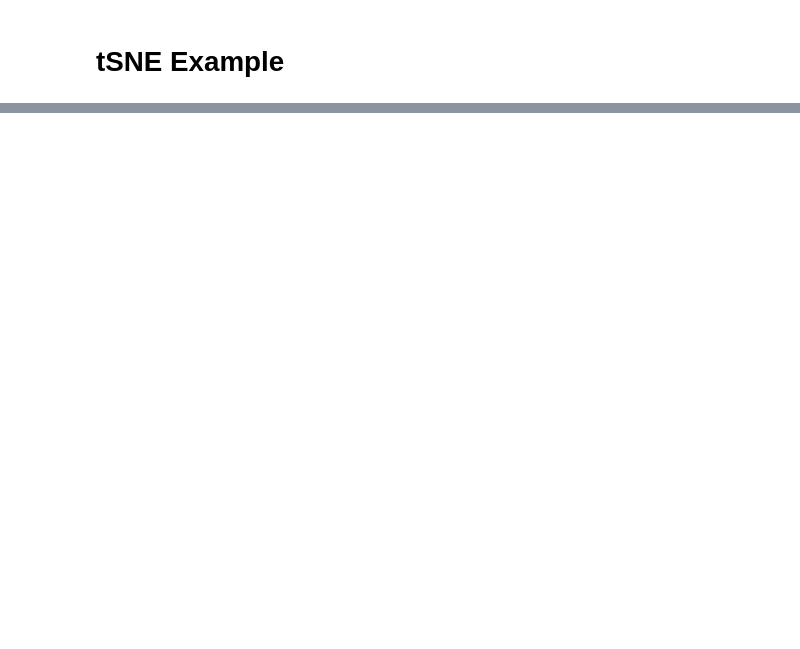
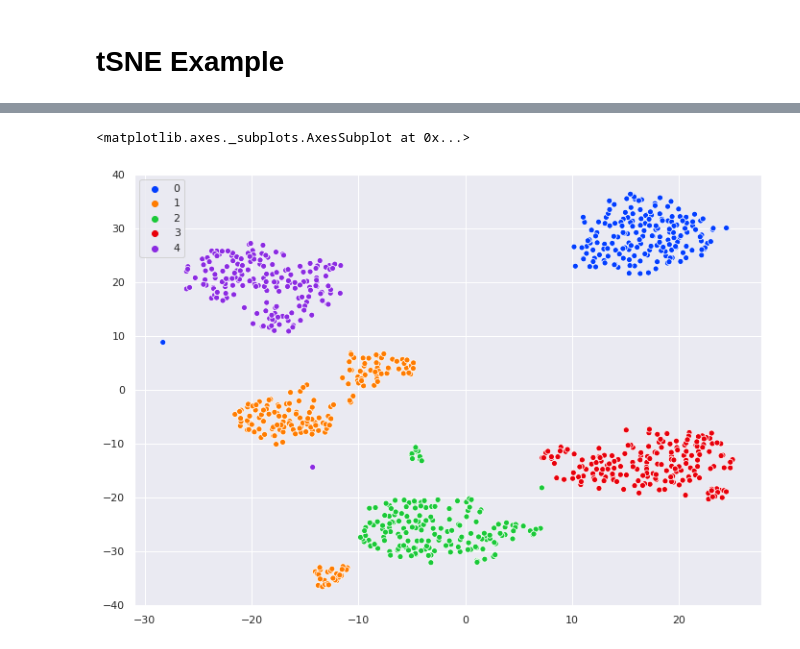
Before and after one commit to callum-mccracken/bbb, a Jupyter notebook: t_SNE_demo.ipynb, the cells around one changed output, grey strips where cells are left out. Saved outputs shown, nothing was run; the diff lists cells and outputs as text; code cells hidden in the pictures; blank space fills up the shorter version.

```diff
--- a/t_SNE_demo.ipynb
+++ b/t_SNE_demo.ipynb
@@ -16,5 +4,18 @@ import seaborn as sns
+# %%
+import numpy as np
+from sklearn.datasets import load_digits
+from scipy.spatial.distance import pdist
+from sklearn.manifold.t_sne import _joint_probabilities
+from scipy import linalg
+from sklearn.metrics import pairwise_distances
+from scipy.spatial.distance import squareform
+from sklearn.manifold import TSNE
+from matplotlib import pyplot as plt
+import seaborn as sns
+sns.set(rc={'figure.figsize':(11.7,8.27)})
+palette = sns.color_palette("bright", 5)
 # %%
-X, y = fetch_openml('mnist_784', version=1, return_X_y=True)
-X = X / 255.0
-print(X.shape, y.shape)
+X, y = load_digits(n_class=5, return_X_y=True)
+
+print(X.shape)
 # %% [output]
@@ -22,7 +22,0 @@ print(X.shape, y.shape)
-# %%
-feat_cols = [ 'pixel'+str(i) for i in range(X.shape[1]) ]
-df = pd.DataFrame(X,columns=feat_cols)
-df['y'] = y
-df['label'] = df['y'].apply(lambda i: str(i))
-X, y = None, None
-print('Size of the dataframe: {}'.format(df.shape))
@@ -82,0 +23,3 @@ ValueError: 'c' argument must be a color, a sequence of colors, or a sequence of
+# %%
+tsne = TSNE(perplexity=50, verbose=True)
+X_embedded = tsne.fit_transform(X)
@@ -82,0 +34,5 @@ ValueError: 'c' argument must be a color, a sequence of colors, or a sequence of
+# %%
+sns.scatterplot(X_embedded[:,0], X_embedded[:,1], hue=y, legend='full', palette=palette)
+# %% [output]
+<matplotlib.axes._subplots.AxesSubplot at 0x...>
+[figure, added]
```
Also changed, not shown: parts of 9 cells of this notebook, 2 other files.
